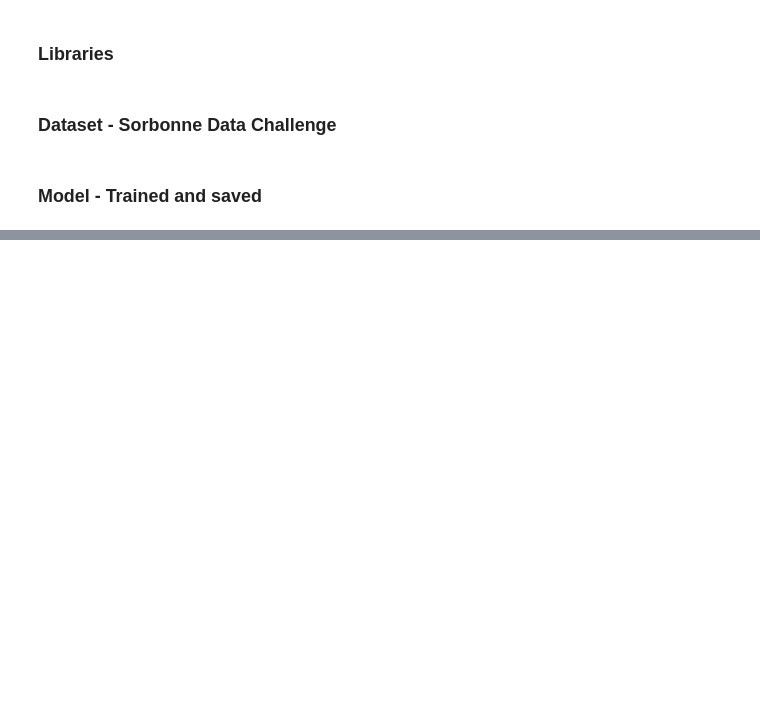
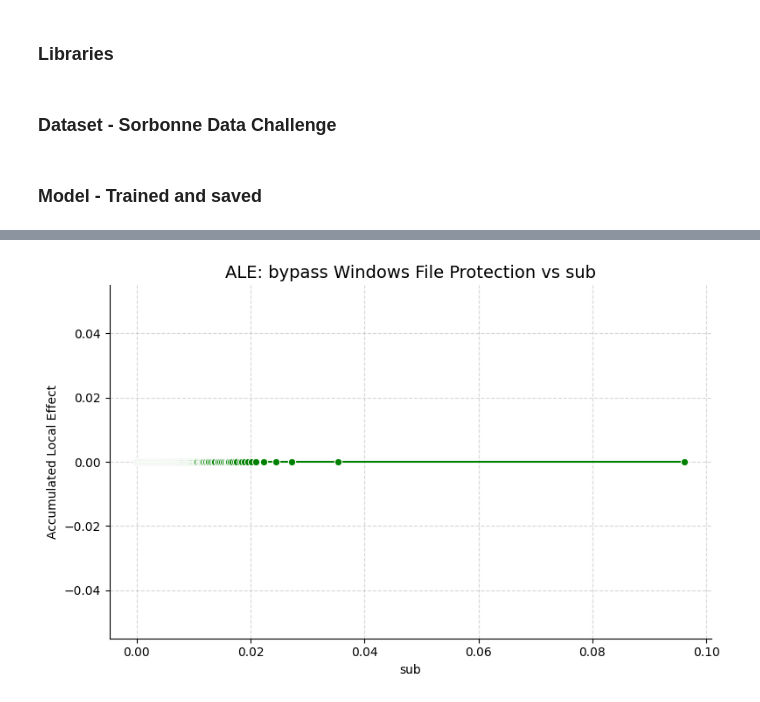
Before and after one commit to Michel93DM/XAI_methods, a Jupyter notebook: Notebooks/XAI_methods.ipynb, the cells around one changed output, grey strips where cells are left out. Cells and saved outputs as stored; diff of their text form; code cells hidden in the pictures; blank space fills up the shorter version.

```diff
--- a/Notebooks/XAI_methods.ipynb
+++ b/Notebooks/XAI_methods.ipynb
@@ -70,0 +239,3 @@ IProgress not found. Please update jupyter and ipywidgets. See https://ipywidget
+# %%
+X_train = X_train.reset_index(drop=True)
+X_train
@@ -70,0 +260,44 @@ IProgress not found. Please update jupyter and ipywidgets. See https://ipywidget
+# %%
+estimator_1 = model.estimators_[0]
+
+# Alibi requires a callable that returns predictions
+def predict_fn(X):
+    return estimator.predict(X)
+
+# Initialize ALE explainer
+ale_explainer = ALE(predict_fn, feature_names=features, target_names= ['sub'])
+
+# Fit ALE on the data
+ale_exp = ale_explainer.explain(X_train_np)
+
+# Get ALE data for the desired feature
+feature_idx = X_test.columns.get_loc(feature_to_plot)
+ale_feature = ale_exp.ale_values[feature_idx]
+ale_grid = ale_exp.feature_values[feature_idx]
+# %%
+# Configuration
+feature_to_plot = 'sub'
+label_names = ['bypass Windows File Protection']
+
+# Optionally scale ALE values
+scaler = MinMaxScaler()
+ale_scaled = scaler.fit_transform(ale_feature.reshape(-1, 1)).flatten()
+
+# Create DataFrame for plotting
+df_ale = pd.DataFrame({
+    feature_to_plot: ale_grid,
+    'ALE': ale_scaled
+})
+
+# Plot ALE curve
+plt.figure(figsize=(8, 5))
+sns.lineplot(data=df_ale, x=feature_to_plot, y='ALE', marker='o', color='green')
+sns.despine()
+plt.title(f"ALE: {label_names[i]} vs {feature_to_plot}", fontsize=14)
+plt.xlabel(feature_to_plot)
+plt.ylabel("Accumulated Local Effect")
+plt.grid(True, linestyle='--', alpha=0.5)
+plt.tight_layout()
+plt.show()
+# %% [output]
+[figure, added]
```
Also changed, not shown: parts of 23 cells of this notebook, 1 other file.
